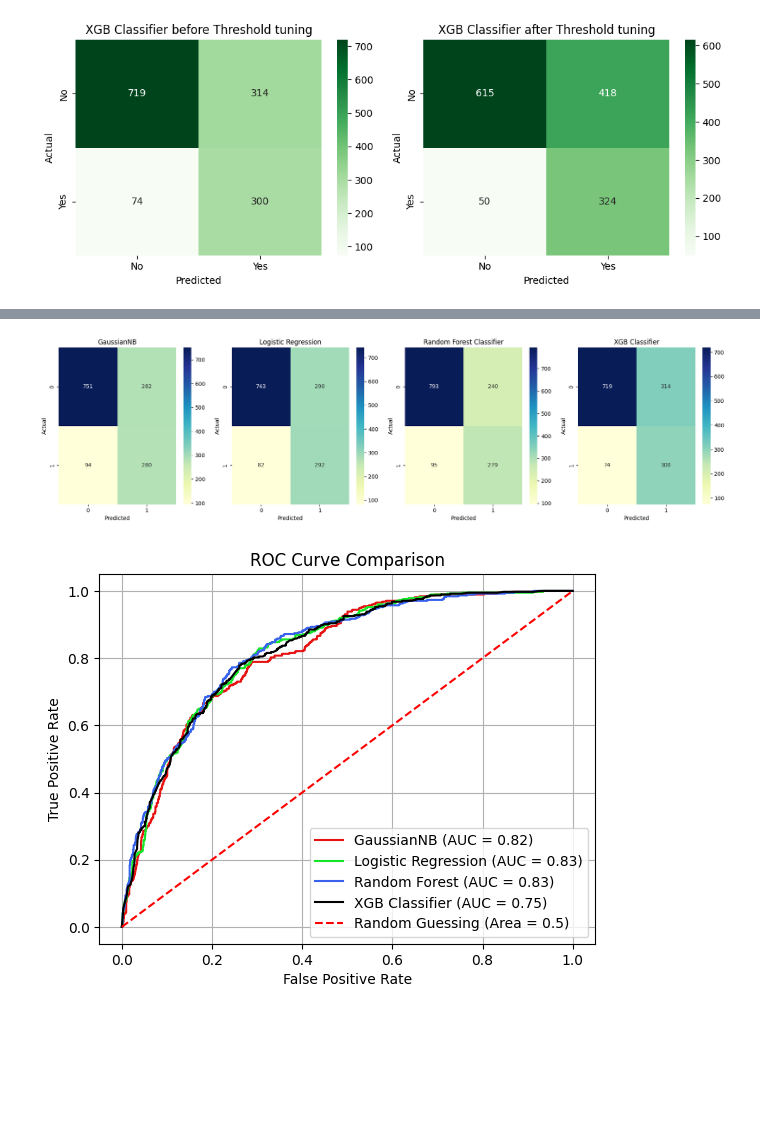
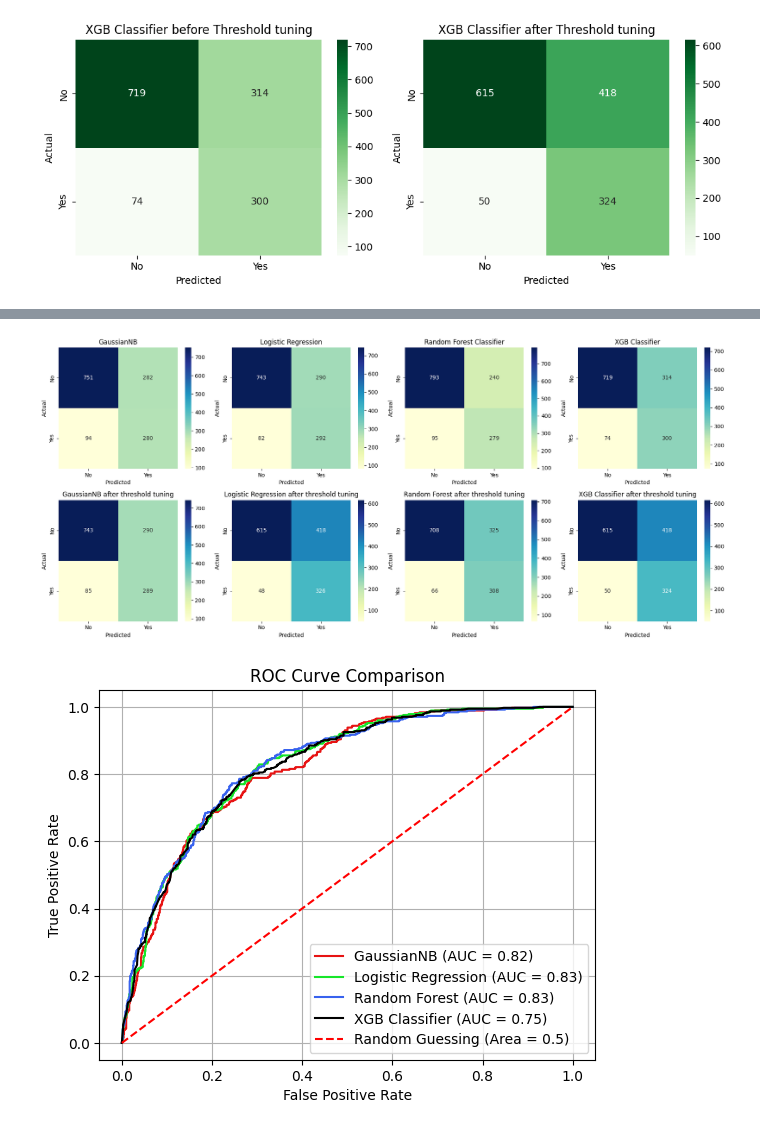
Before and after one commit to Md-Maruf-1727/customer-churn-prediction-ml, a Jupyter notebook: NoteBooks/04_model_training.ipynb, the cells around one changed output, grey strips where cells are left out. Cells and saved outputs as stored; diff of their text form; code cells hidden in the pictures; blank space fills up the shorter version.

Commit message:
threshold

```diff
--- a/NoteBooks/04_model_training.ipynb
+++ b/NoteBooks/04_model_training.ipynb
@@ -566,21 +566,34 @@ comparing.sort_values(by='Recall', ascending=False)
 | 0 | GaussianNB | 0.754515 | 0.748663 | 0.732765 | 0.748663 | 0.498221 | 0.598291 | [[751, 282], [94, 280]] | ... |
 | 2 | Random Forest Classifier | 0.874916 | 0.745989 | 0.761905 | 0.745989 | 0.537572 | 0.624860 | [[793, 240], [95, 279]] | ... |
 # %%
-confussion_matrixes = [gnb_confusion, logistic_confussion, rf_confussion, xgb_confussion]
-titles = ['GaussianNB', 'Logistic Regression', 'Random Forest Classifier', 'XGB Classifier']
+confussion_matrixes = [
+    gnb_confusion, logistic_confussion,
+    rf_confussion, xgb_confussion,
+    gnb_threshold_confusion, logistic_threshold_confusion,
+    rf_threshold_confusion, xgb_threshold_confusion
+]
+titles = [
+    'GaussianNB', 'Logistic Regression',
+    'Random Forest Classifier', 'XGB Classifier',
+    'GaussianNB after threshold tuning', 'Logistic Regression after threshold tuning',
+    'Random Forest after threshold tuning', 'XGB Classifier after threshold tuning'
+]
 
-fig, axes = plt.subplots(1, 4, figsize=(18, 5))
+fig, axes = plt.subplots(2, 4, figsize=(18, 8))
+labels = ['No', 'Yes']
 
-for ax, cm, title in zip(axes, confussion_matrixes, titles):
-    sns.heatmap(cm, annot=True, fmt='g', cmap='YlGnBu', ax= ax)
+for ax, cm, title in zip(axes.flatten(), confussion_matrixes, titles):
+    sns.heatmap(
+        cm, annot=True, fmt='g', cmap='YlGnBu', ax= ax,
+        xticklabels=labels, yticklabels=labels
+    )
     ax.set_title(title)
     ax.set_xlabel('Predicted')
     ax.set_ylabel('Actual')
-
 plt.tight_layout()
 plt.show()
 # %% [output]
-[figure, old version]
+[figure, new version]
 # %%
 fpr1, tpr1, _ = roc_curve(ytest, gnb_pred_proba)
 fpr2, tpr2, _ = roc_curve(ytest, logistic_model_pred_proba)
```
